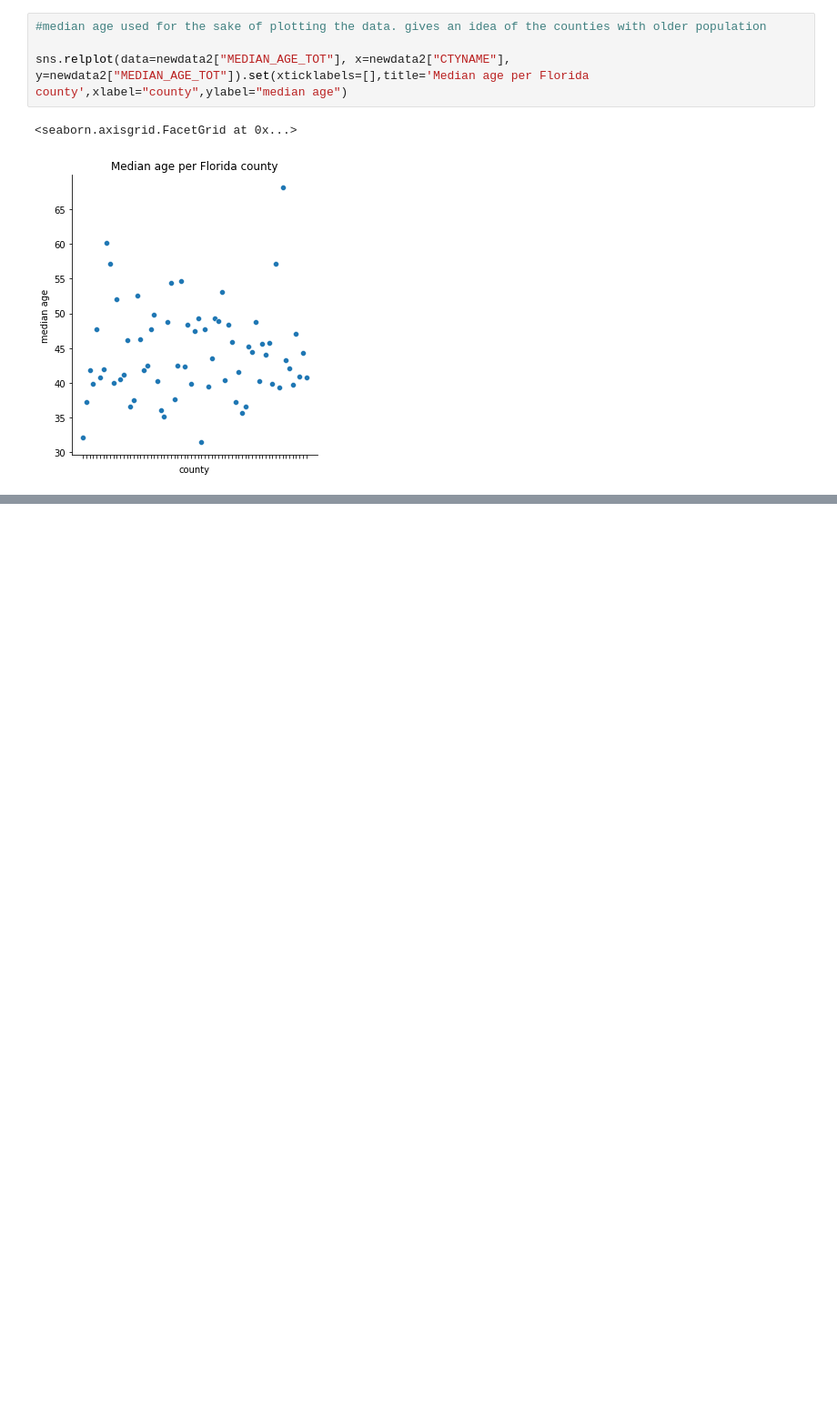
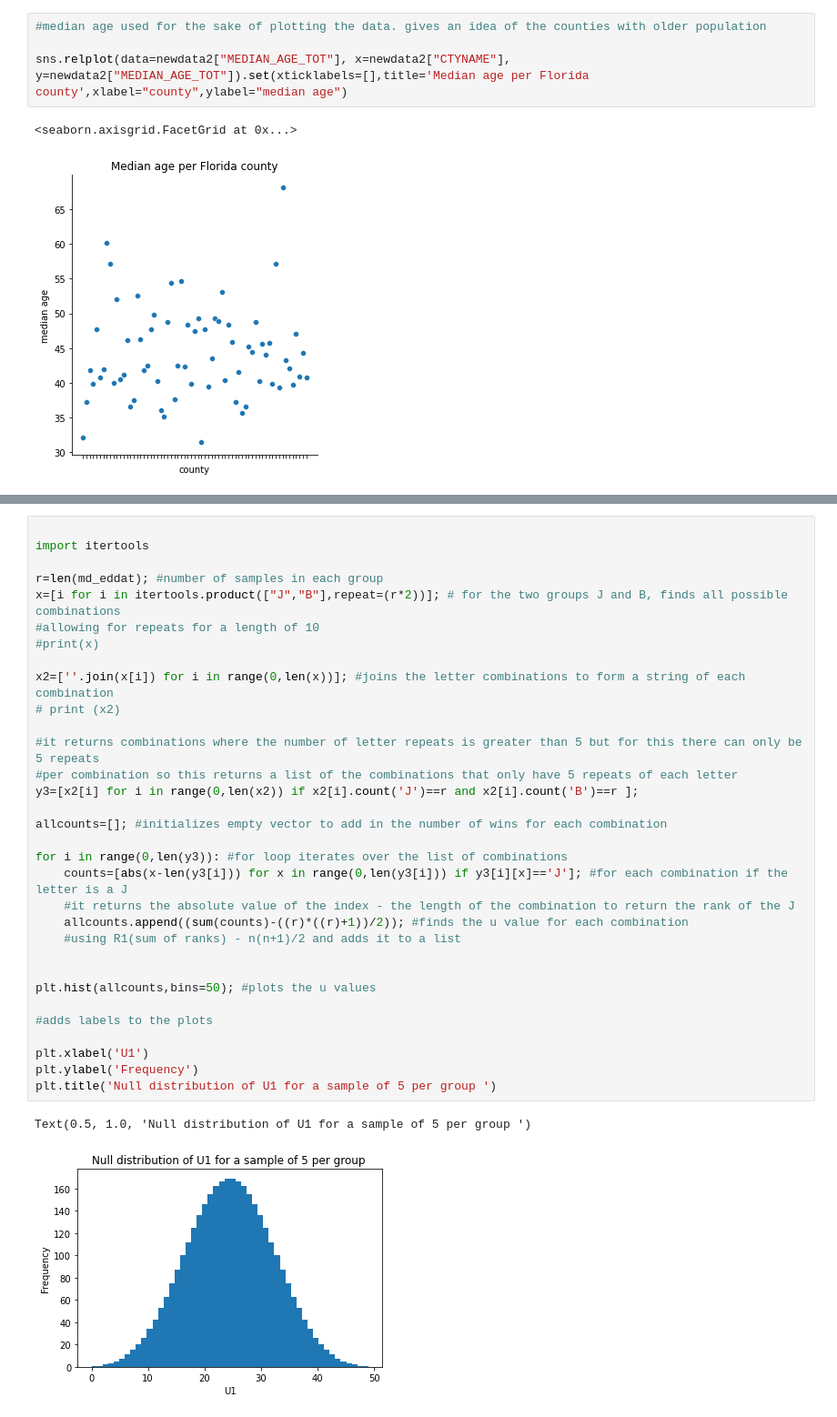
Before and after one commit to traceymoyston/Che2410_Project1, a Jupyter notebook: MoystonTracey_datavisulaisation.ipynb, the cells around one changed output, grey strips where cells are left out. Shown at 91% size. Cells and saved outputs as stored; diff of their text form; blank space fills up the shorter version.

```diff
--- a/MoystonTracey_datavisulaisation.ipynb
+++ b/MoystonTracey_datavisulaisation.ipynb
@@ -39,0 +119,35 @@ sns.relplot(data=newdata2["MEDIAN_AGE_TOT"], x=newdata2["CTYNAME"], y=newdata2["
+# %%
+
+import itertools
+
+r=len(md_eddat); #number of samples in each group
+x=[i for i in itertools.product(["J","B"],repeat=(r*2))]; # for the two groups J and B, finds all possible combinations
+#allowing for repeats for a length of 10
+#print(x)
+
+x2=[''.join(x[i]) for i in range(0,len(x))]; #joins the letter combinations to form a string of each combination
+# print (x2)
+
+#it returns combinations where the number of letter repeats is greater than 5 but for this there can only be 5 repeats
+#per combination so this returns a list of the combinations that only have 5 repeats of each letter
+y3=[x2[i] for i in range(0,len(x2)) if x2[i].count('J')==r and x2[i].count('B')==r ];
+
+allcounts=[]; #initializes empty vector to add in the number of wins for each combination
+
+for i in range(0,len(y3)): #for loop iterates over the list of combinations
+    counts=[abs(x-len(y3[i])) for x in range(0,len(y3[i])) if y3[i][x]=='J']; #for each combination if the letter is a J
+    #it returns the absolute value of the index - the length of the combination to return the rank of the J
+    allcounts.append((sum(counts)-((r)*((r)+1))/2)); #finds the u value for each combination
+    #using R1(sum of ranks) - n(n+1)/2 and adds it to a list
+
+
+plt.hist(allcounts,bins=50); #plots the u values
+
+#adds labels to the plots
+
+plt.xlabel('U1')
+plt.ylabel('Frequency')
+plt.title('Null distribution of U1 for a sample of 5 per group ')
+# %% [output]
+Text(0.5, 1.0, 'Null distribution of U1 for a sample of 5 per group ')
+[figure, added]
```
Also changed, not shown: parts of 4 cells of this notebook.
